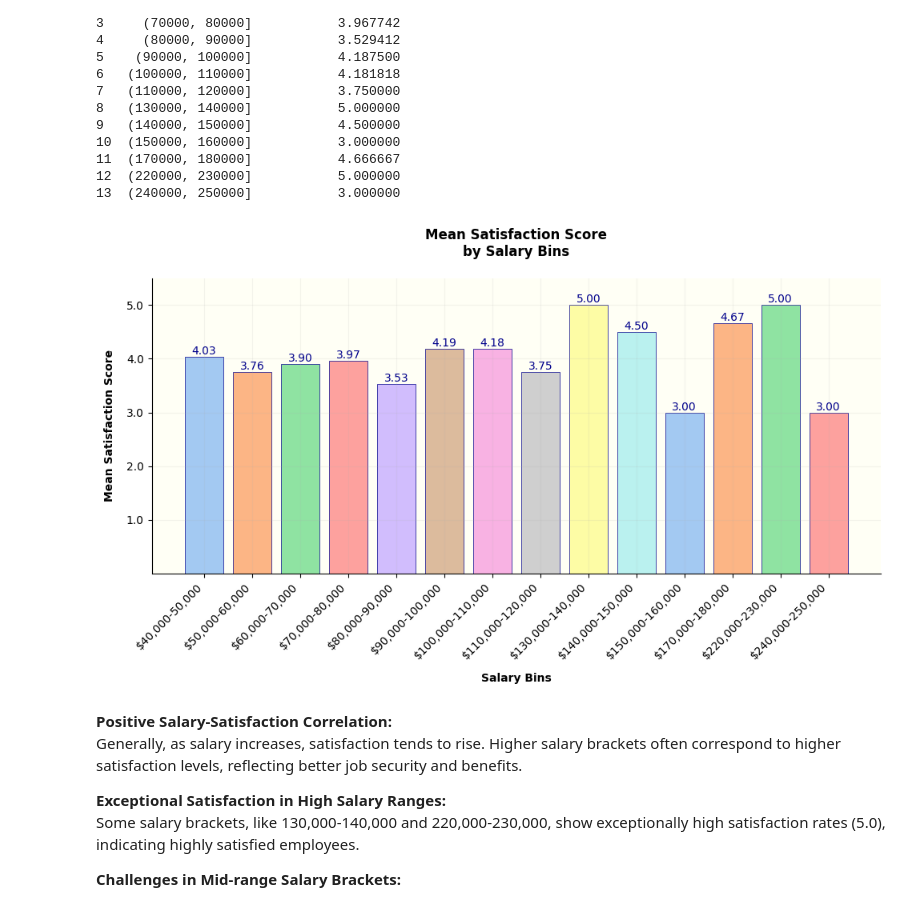
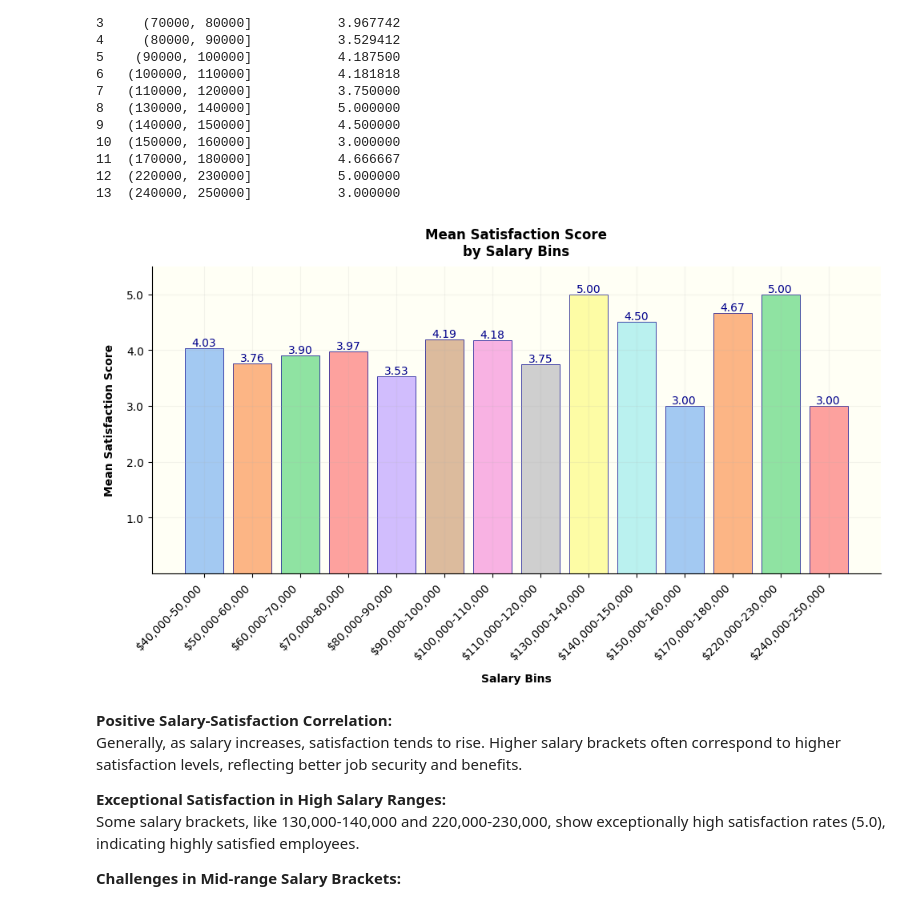
Before and after one commit to DanPkg/HR-Analytics-Insights-Project, a Jupyter notebook: human-resources-dataset-analysis-and-insights.ipynb, the cells around one changed output. Drawn from its saved outputs; the diff is of its cells as text; code cells hidden in the pictures.

```diff
--- a/human-resources-dataset-analysis-and-insights.ipynb
+++ b/human-resources-dataset-analysis-and-insights.ipynb
@@ -3983,7 +3983,7 @@ salary_bin_count = len(satisfaction_by_salary_bins)
 # Maximum mean satisfaction value for salary bins.
 max_satisfaction_rate = satisfaction_by_salary_bins['Satisfaction_Mean'].max()
 
-# Generate a pastel color palette based on the number of termination reasons.
+# Generate a pastel color palette based on the number of salary bins.
 pastel_colors = generate_pastel_palette(salary_bin_count)
 
 # Plotting
@@ -4005,35 +4005,35 @@ ticks = ax.get_xticklabels()
 for tick in ticks:
     tick.set_horizontalalignment('right')
     tick.set_x(-0.5)
 
 # Annotate each bar with the mean value.
 for bar in ax.patches:
     ax.annotate(f'{bar.get_height():.2f}',
                 (bar.get_x() + bar.get_width() / 2, bar.get_height()),
                 ha='center', va='bottom', color=annotation_color)
 
 # Set background color of chart.
 ax.set_facecolor(chart_bg_color)
 
 # Hide spines.
 ax.spines['top'].set_visible(False)
 ax.spines['right'].set_visible(False)
 
 plt.xlabel('Salary Bins', fontweight='bold', labelpad=10)
 plt.ylabel('Mean Satisfaction Score', fontweight='bold', labelpad=10)
-plt.title('Mean Satisfaction Score\nby Salary Bins', fontweight='bold', pad=20)
+plt.title('Mean Satisfaction Score\nby Salary Bins', **title_label_params)
 
 # Format the x-axis ticks to have 1000 comma separators and zero decimal points.
 plt.xticks(range(len(satisfaction_by_salary_bins)), ['${:,.0f}-{:,.0f}'.format(int(b.left), int(b.right)) for b in satisfaction_by_salary_bins['Salary']], rotation=45)
 
 # Adjust y-axis limit to extend past maximum rate.
 ax.set_ylim(0, max_satisfaction_rate + 0.5)
 
 plt.tight_layout()
 plt.grid(True, alpha=0.15)
 plt.show()
 # %% [output]
-[figure, old version]
+[figure, new version]
 # %% [markdown]
 **Positive Salary-Satisfaction Correlation:**<br>
 Generally, as salary increases, satisfaction tends to rise. Higher salary brackets often correspond to higher satisfaction levels, reflecting better job security and benefits.
```
Also changed, not shown: parts of 6 cells of this notebook.
